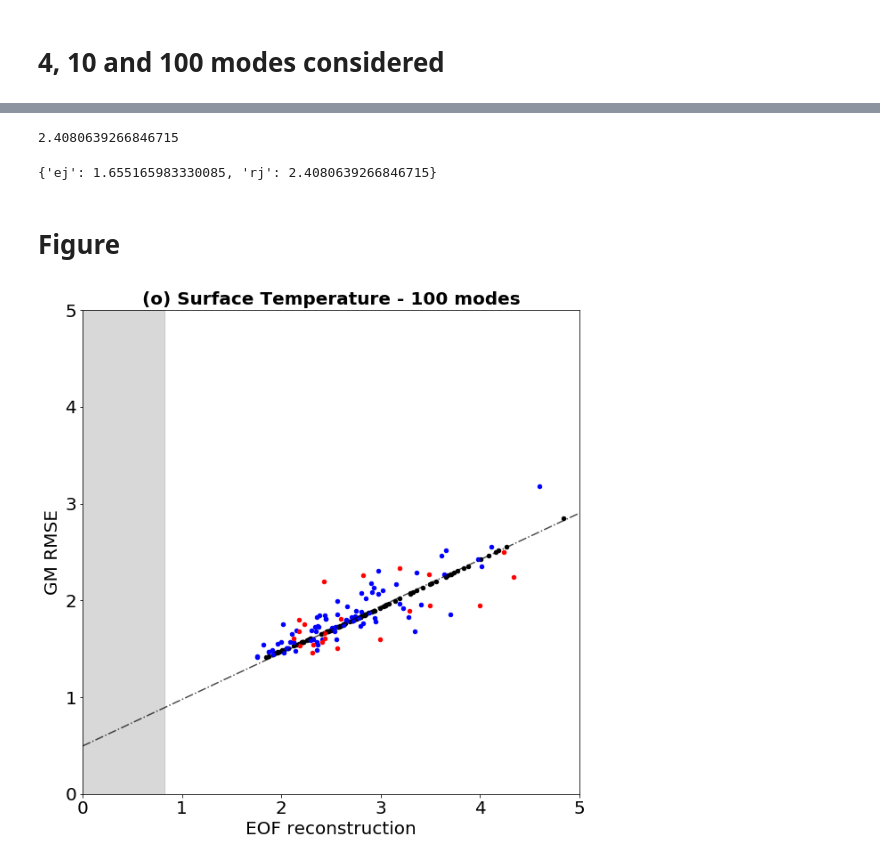
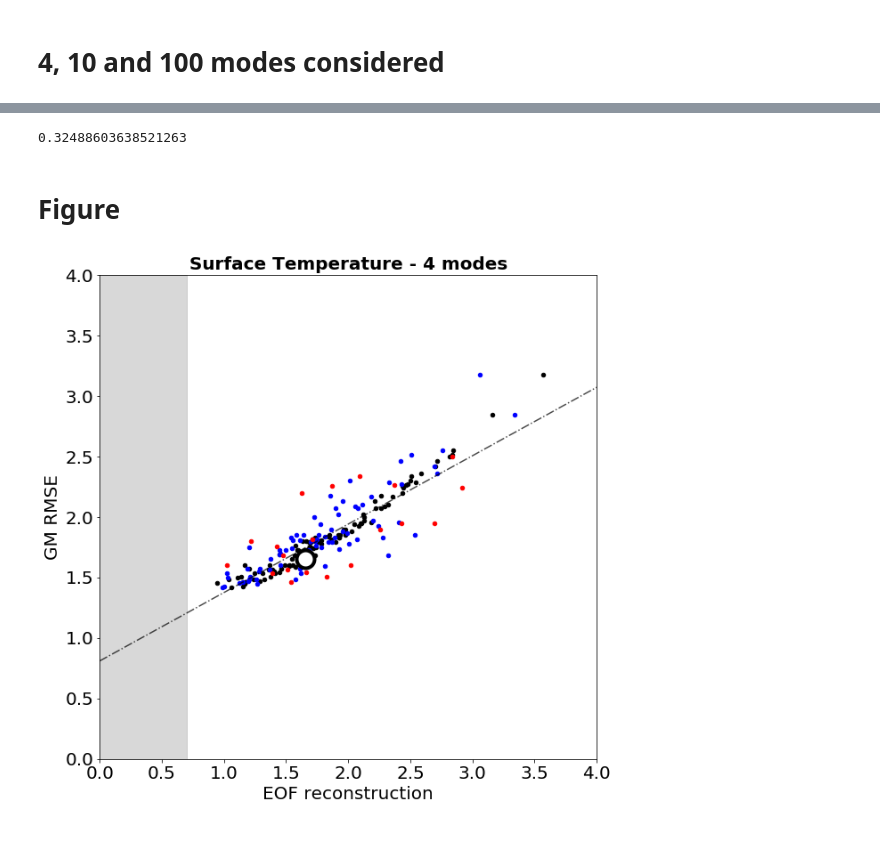
Before and after one commit to speatier/CNRMppe_error_decomposition, a Jupyter notebook: Figure3_tas.ipynb, the cells around one changed output, grey strips where cells are left out. Cells and saved outputs as stored; diff of their text form; code cells hidden in the pictures.

```diff
--- a/Figure3_tas.ipynb
+++ b/Figure3_tas.ipynb
@@ -426,31 +447,20 @@ Unresolved
+# %%
+Unresolved = abs(p1_rj-diff_p1)#*diff_p1
+Unresolved
+# %% [output]
+0.32488603638521263
 # %%
-df_fig['test'] = df_fig['rj'] / 10
-df_fig_pred['test'] = df_fig_pred['rj_pred'] / 10
-df_fig_pred_OS['test'] = df_fig_pred_OS['rj_pred'] / 10
+df_fig['test'] = df_fig['rj'] + Unresolved
+df_fig_pred['test'] = df_fig_pred['rj_pred'] + Unresolved
+df_fig_pred_OS['test'] = df_fig_pred_OS['rj_pred'] + Unresolved
+# %%
+p1_vec[1] = p1_vec[1] + Unresolved
 # %%
 coeff = (df_fig['ej'][90] - df_fig['ej'][5])/(df_fig['test'][90] - df_fig['test'][5])
 line_tmp = df_fig['test']*coeff
 intercept = df_fig['ej'].mean() - line_tmp.mean()
 line = range(0,6,1)*coeff
 line = line + intercept
-# %%
-rj_list = []
-for i in range(0,len(U_obs),1) :
-    j=i+1
-    pc = np.load(path_files+'npy/CNRMppe_decomposition_p1_EOF'+str(j)+'pc_'+str(variable)+'.npy')
-    diff = (U_obs[i]-pc)**2
-    rj_list.append(diff)
-p1_rj = sqrt(sum(rj_list)/len(rj_list))/10
-p1_rj
-# %% [output]
-2.4080639266846715
-# %%
-p1_vec={}
-p1_vec['ej'] = diff_p1
-p1_vec['rj'] = p1_rj
-p1_vec
-# %% [output]
-{'ej': 1.655165983330085, 'rj': 2.4080639266846715}
 # %% [markdown]
 # Figure
 # %%
@@ -464,40 +474,41 @@ ax = plt.gca()
 ax.axvspan(0, Unresolved, alpha=0.3, color='gray')
 ax.plot(range(0,6,1), line, linestyle="-.", alpha=0.7,  color='black')
 # ------- PLOT p1 sur la figure : work in progress --------
-#ax.plot(p1_vec['rj'], p1_vec['ej'], color='red')
+ax.plot(p1_vec[1], p1_vec[0], marker='o', color='white', markeredgecolor='black', markeredgewidth=4,
+        markersize=20)
 #---------------------------
 df_fig.plot(kind='scatter', x='test', y='ej', color = 'black', alpha=1, ax=ax)
 df_fig_pred.plot(kind='scatter', x='test', y='ej', color = 'blue', alpha=1, ax=ax)
 df_fig_pred_OS.plot(kind='scatter', x='test', y='ej', color = 'red', alpha=1, ax=ax)
 
 #ax.axhline(0, color='k', alpha=0.5)
 #ax.set_ylim(0, 1.1)
 ax.set_xlabel('EOF reconstruction', size = 20)
 ax.set_ylabel('GM RMSE', size = 20)
-ax.set_title('(o) Surface Temperature - 100 modes', fontsize=20,
+ax.set_title('Surface Temperature - '+str(neofs)+' modes', fontsize=20,
              fontweight = 'bold')
 #ax.set_xscale('log')
 ax.tick_params(axis='y', which='major', labelsize=20)
 ax.tick_params(axis='x', which='major', labelsize=20)
 
-plt.xlim([0, 5])
-plt.ylim([0, 5])
+plt.xlim([0, 4])
+plt.ylim([0, 4])
 
 # Legend .................
 
 #legend = [ 'Correlation', 'Unresolved fraction']
 #ax.get_legend().remove()
 #ax.legend(legend, fontsize=25, bbox_to_anchor=(1.65, 0.83)) #bbox_to_anchor=(1.05, 1)
 #fig.subplots_adjust(right=0.8)
 
 # Grid .................
 #ax.grid(True, which="both", axis='x')
 
 # Save la figure .................
-plt.savefig("/data/home/globc/peatier/figures/Fig3_"+variable+".png",
+plt.savefig("/data/home/globc/peatier/figures/Fig3_"+variable+"_"+str(neofs)+"modes.png",
             orientation='portrait', bbox_inches='tight', pad_inches=0.1)
 
 # Show la figure .................
 plt.show()
 # %% [output]
-[figure, old version]
+[figure, new version]
```
Also changed, not shown: parts of 12 cells of this notebook, 5 other files.
